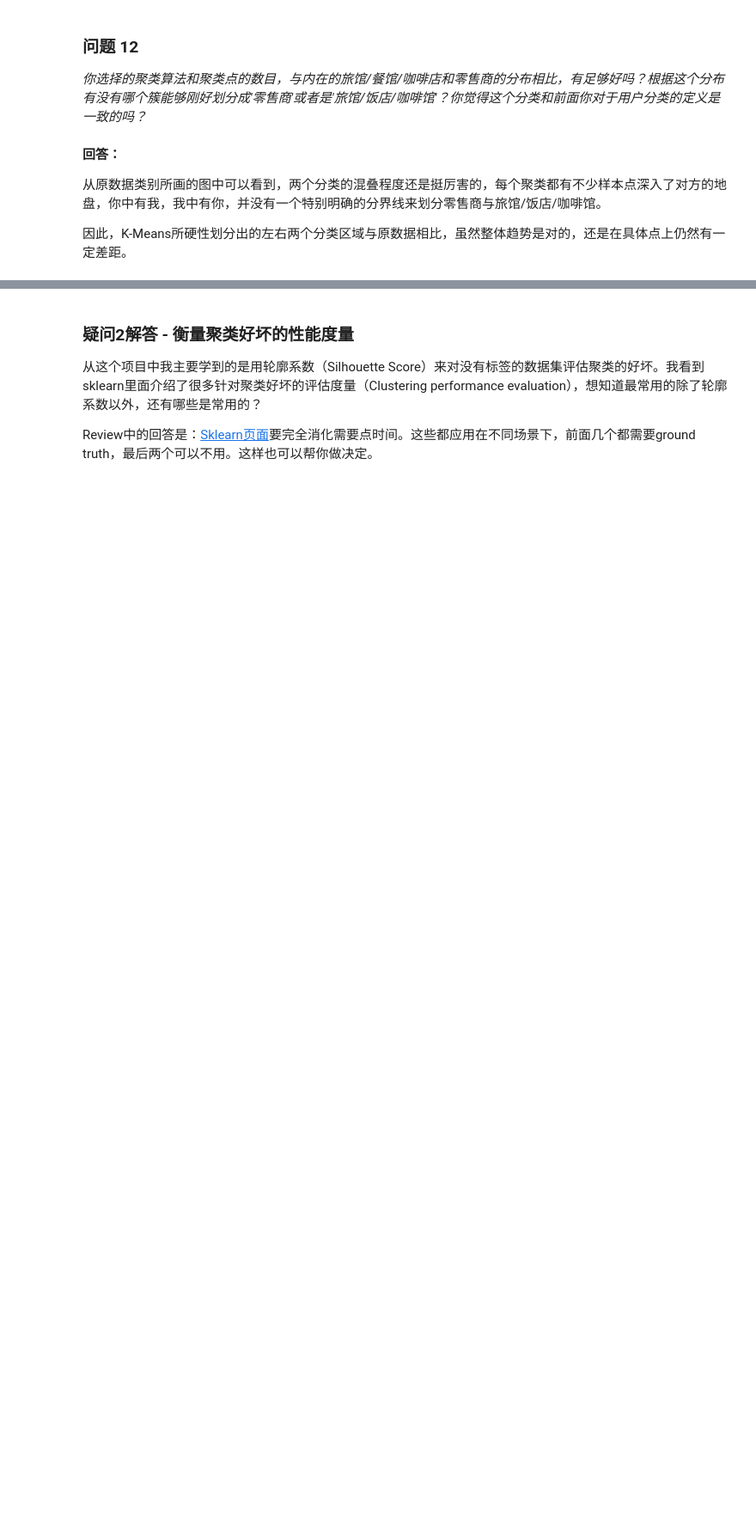
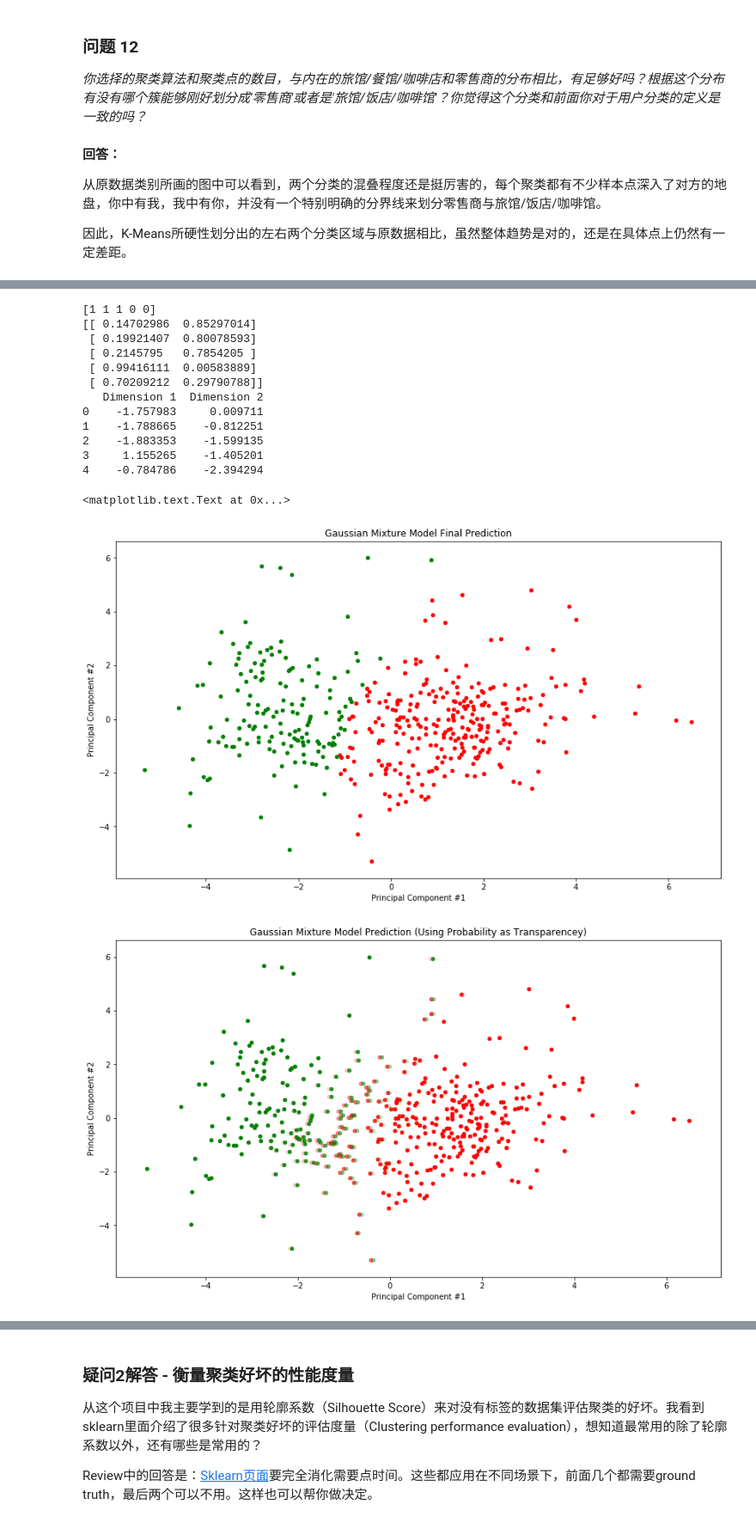
Before and after one commit to mtyylx/MLND, a Jupyter notebook: P3_Create_Customer_Segments/customer_segments.ipynb, the cells around one changed output, grey strips where cells are left out. Shown at 86% size. Drawn from its saved outputs; the diff is of its cells as text; code cells hidden in the pictures; blank space fills up the shorter version.

```diff
--- a/P3_Create_Customer_Segments/customer_segments.ipynb
+++ b/P3_Create_Customer_Segments/customer_segments.ipynb
@@ -1066,0 +1097,46 @@ Review中说：“你被给的图误导了。这里应该把概率plot出来，
+# %%
+clusterer = GaussianMixture(n_components=2, random_state=0)
+clusterer.fit(reduced_data)
+preds = clusterer.predict(reduced_data)
+preds_prob = clusterer.predict_proba(reduced_data)
+
+print preds[:5]            # 只给出属于哪个聚类的标签
+print preds_prob[:5]       # 给出属于每个聚类的概率
+print reduced_data[:5]
+
+plt.figure(figsize=(14, 8))
+for i in np.arange(reduced_data.shape[0]):
+    data_color = 'red'
+    if preds[i] == 1:
+        data_color = 'green'
+    plt.scatter(reduced_data.loc[i, 'Dimension 1'], reduced_data.loc[i, 'Dimension 2'],
+                s=20, color=data_color)
+plt.title('Gaussian Mixture Model Final Prediction')
+plt.xlabel('Principal Component #1')
+plt.ylabel('Principal Component #2')
+
+plt.figure(figsize=(14, 8))
+for i in np.arange(reduced_data.shape[0]):
+    plt.scatter(reduced_data.loc[i, 'Dimension 1'], reduced_data.loc[i, 'Dimension 2'],
+                s=20, color='red', alpha=preds_prob[i, 0])
+    plt.scatter(reduced_data.loc[i, 'Dimension 1'] + 0.05, reduced_data.loc[i, 'Dimension 2'],
+                s=20, color='green', alpha=preds_prob[i, 1])
+plt.title('Gaussian Mixture Model Prediction (Using Probability as Transparencey)')
+plt.xlabel('Principal Component #1')
+plt.ylabel('Principal Component #2')
+# %% [output]
+[1 1 1 0 0]
+[[ 0.14702986  0.85297014]
+ [ 0.19921407  0.80078593]
+ [ 0.2145795   0.7854205 ]
+ [ 0.99416111  0.00583889]
+ [ 0.70209212  0.29790788]]
+   Dimension 1  Dimension 2
+0    -1.757983     0.009711
+1    -1.788665    -0.812251
+2    -1.883353    -1.599135
+3     1.155265    -1.405201
+4    -0.784786    -2.394294
+<matplotlib.text.Text at 0x...>
+[figure, added]
+[figure, added]
```
Also changed, not shown: parts of 11 cells of this notebook, 3 other files.
